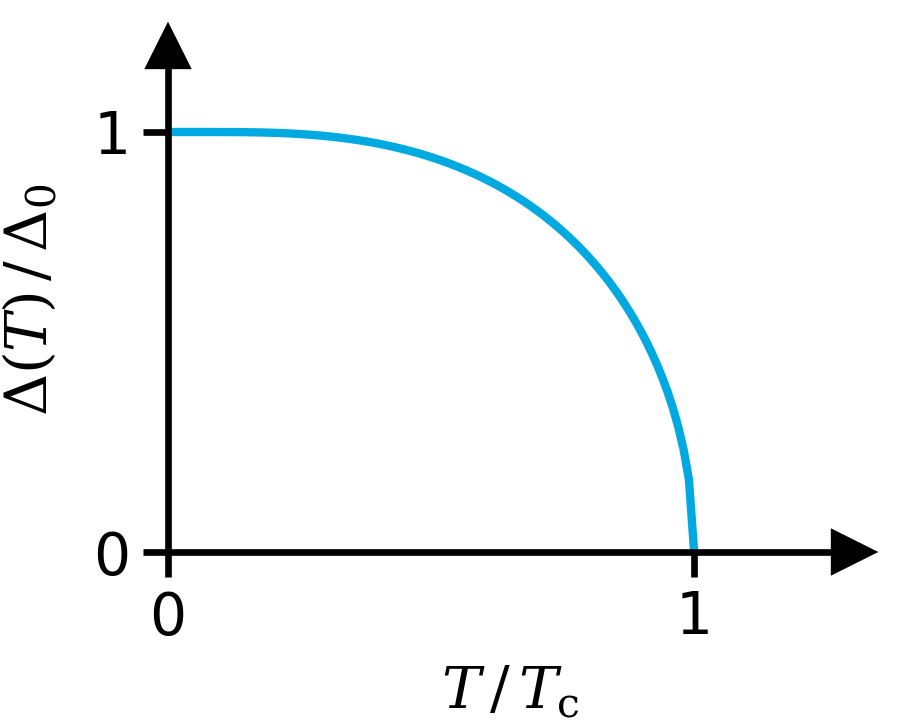
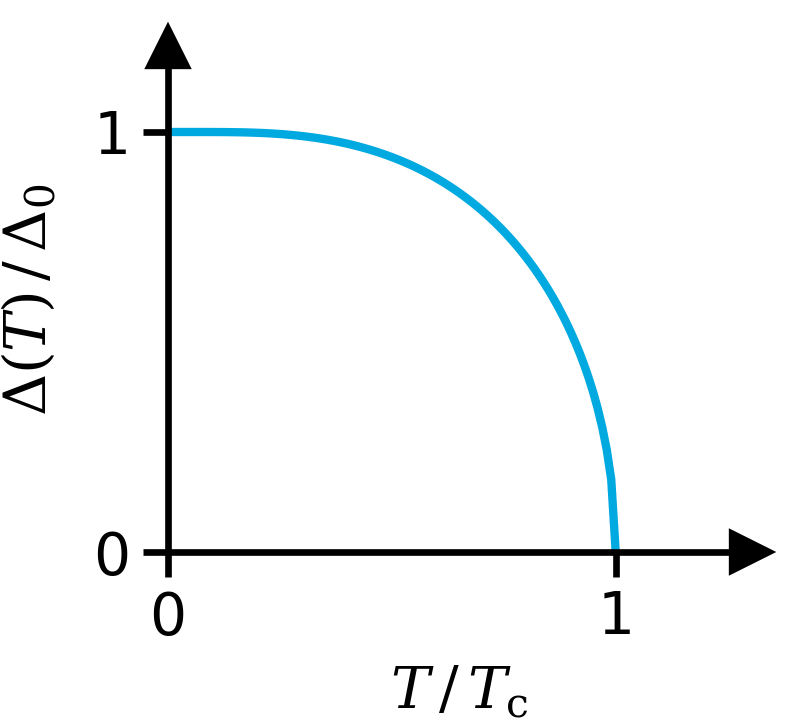
The notebook cell's code change between the first figure and the second:
--- before
+++ after
@@ -1,3 +1,3 @@
-fig, ax = sc.get_figure(figsize=(1.5, 1.2))
+fig, ax = sc.get_figure(figsize=(1.33, 1.2))
 
 ax.plot(T, Delta, color=sc.seeblau100)

Commit: updated micro figures